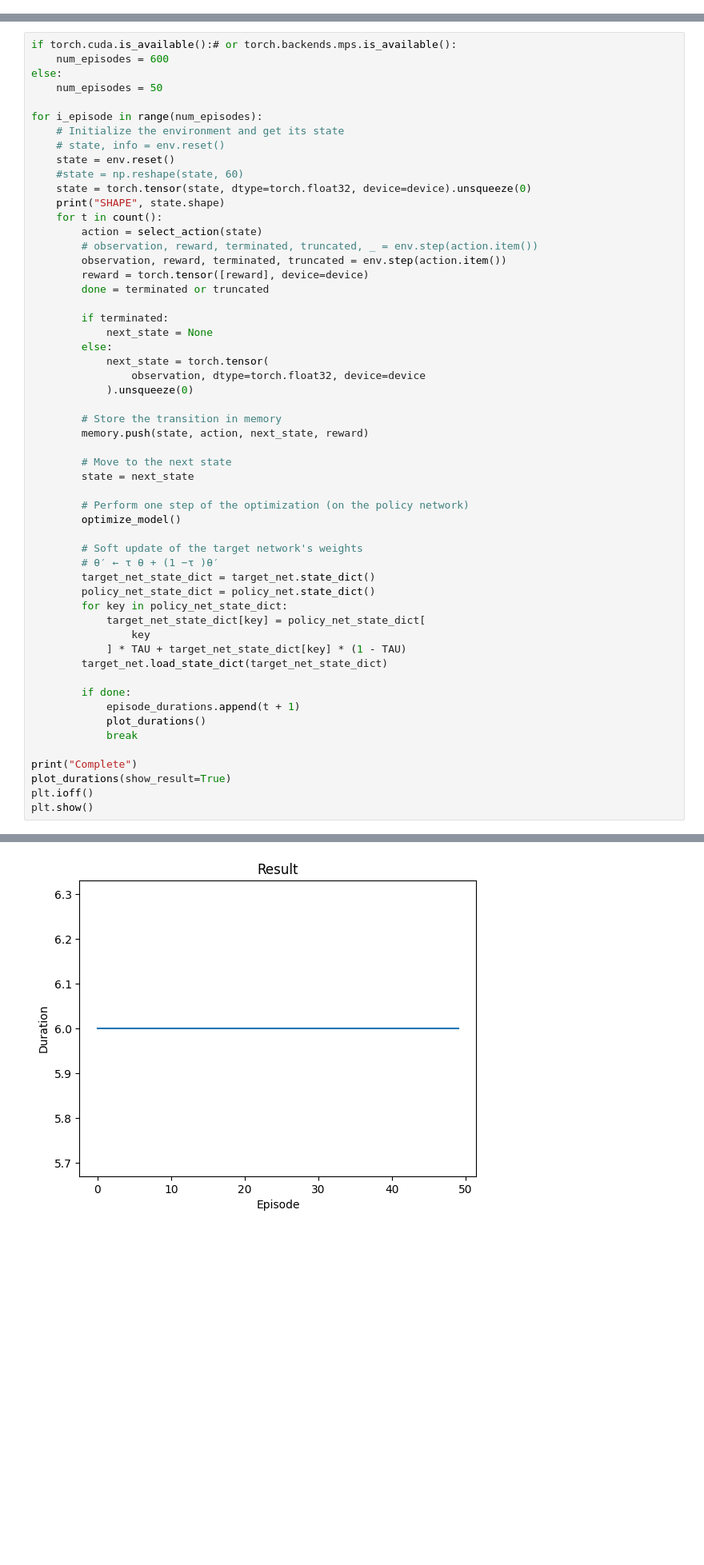
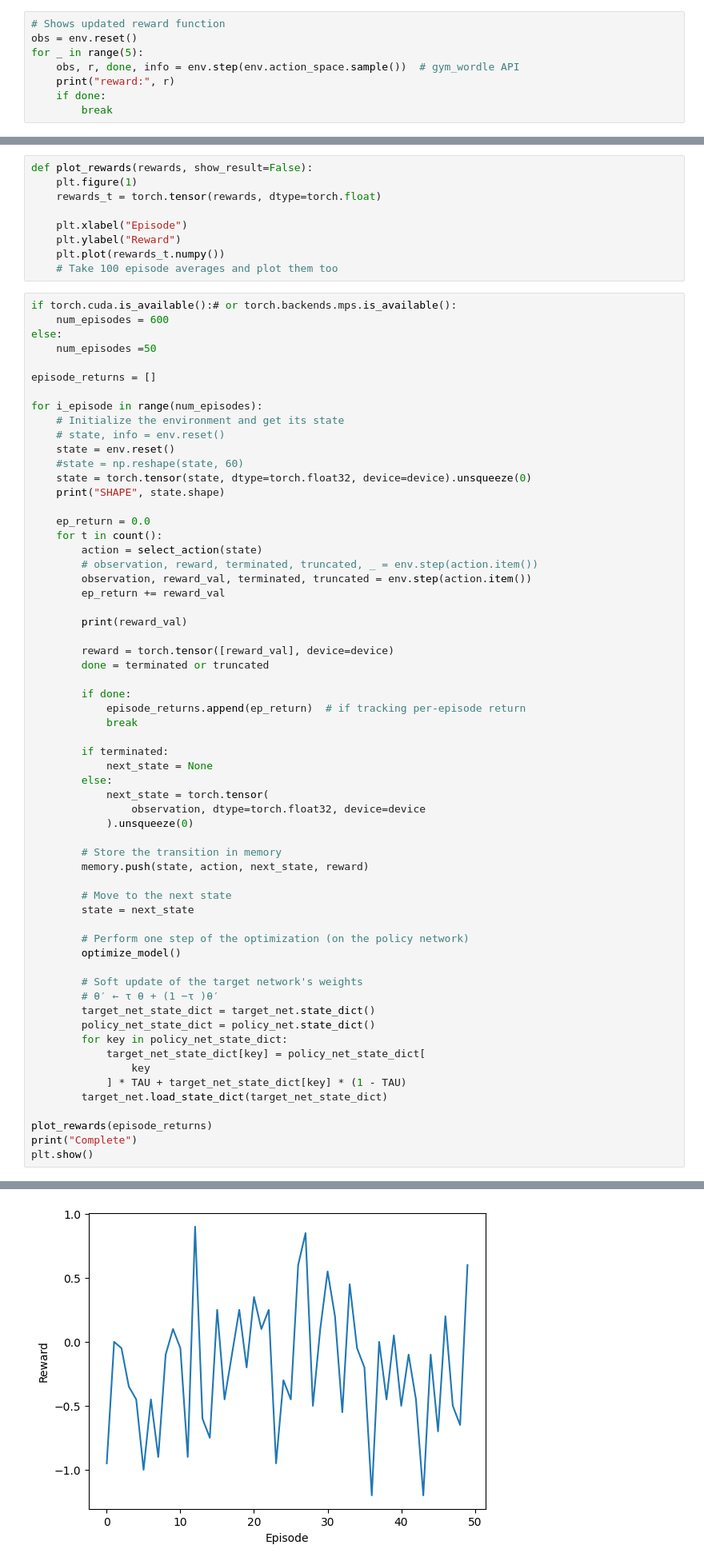
Before and after one commit to ehersch/Wordle-Agent, a Jupyter notebook: dqn.ipynb, the cells around one changed output, grey strips where cells are left out. Shown at 80% size. Saved outputs shown, nothing was run; the diff lists cells and outputs as text; blank space fills up the shorter version.

Commit message:
Fixed reward function

```diff
--- a/dqn.ipynb
+++ b/dqn.ipynb
@@ -33,0 +102,8 @@ device = torch.device(
+# %%
+# Shows updated reward function
+obs = env.reset()
+for _ in range(5):
+    obs, r, done, info = env.step(env.action_space.sample())  # gym_wordle API
+    print("reward:", r)
+    if done:
+        break
@@ -176,11 +295,22 @@ def optimize_model():
     # In-place gradient clipping
     torch.nn.utils.clip_grad_value_(policy_net.parameters(), 100)
     optimizer.step()
+# %%
+def plot_rewards(rewards, show_result=False):
+    plt.figure(1)
+    rewards_t = torch.tensor(rewards, dtype=torch.float)
+
+    plt.xlabel("Episode")
+    plt.ylabel("Reward")
+    plt.plot(rewards_t.numpy())
+    # Take 100 episode averages and plot them too
 # %%
 if torch.cuda.is_available():# or torch.backends.mps.is_available():
     num_episodes = 600
 else:
-    num_episodes = 50
+    num_episodes =50
+
+episode_returns = []
 
 for i_episode in range(num_episodes):
     # Initialize the environment and get its state
@@ -189,12 +319,22 @@ for i_episode in range(num_episodes):
     #state = np.reshape(state, 60)
     state = torch.tensor(state, dtype=torch.float32, device=device).unsqueeze(0)
     print("SHAPE", state.shape)
+
+    ep_return = 0.0
     for t in count():
         action = select_action(state)
         # observation, reward, terminated, truncated, _ = env.step(action.item())
-        observation, reward, terminated, truncated = env.step(action.item())
-        reward = torch.tensor([reward], device=device)
+        observation, reward_val, terminated, truncated = env.step(action.item())
+        ep_return += reward_val
+
+        print(reward_val)
+
+        reward = torch.tensor([reward_val], device=device)
         done = terminated or truncated
+
+        if done:
+            episode_returns.append(ep_return)  # if tracking per-episode return
+            break
 
         if terminated:
             next_state = None
@@ -222,13 +362,7 @@ for i_episode in range(num_episodes):
             ] * TAU + target_net_state_dict[key] * (1 - TAU)
         target_net.load_state_dict(target_net_state_dict)
 
-        if done:
-            episode_durations.append(t + 1)
-            plot_durations()
-            break
-
+plot_rewards(episode_returns)
 print("Complete")
-plot_durations(show_result=True)
-plt.ioff()
 plt.show()
 # %% [output]
@@ -235,2 +385,2 @@ plt.show()
 Complete
-[figure, old version]
+[figure, new version]
```
Also changed, not shown: parts of 8 cells of this notebook, 2 other files.
